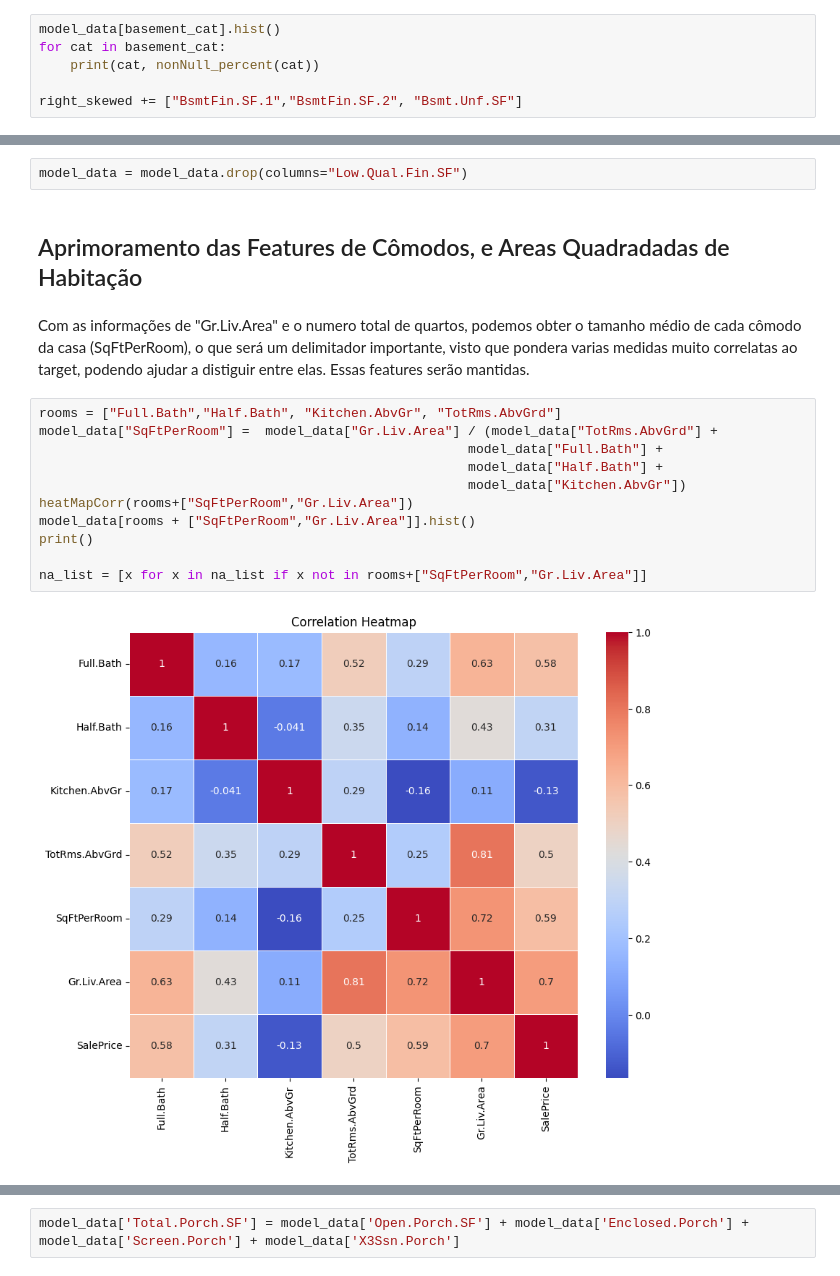
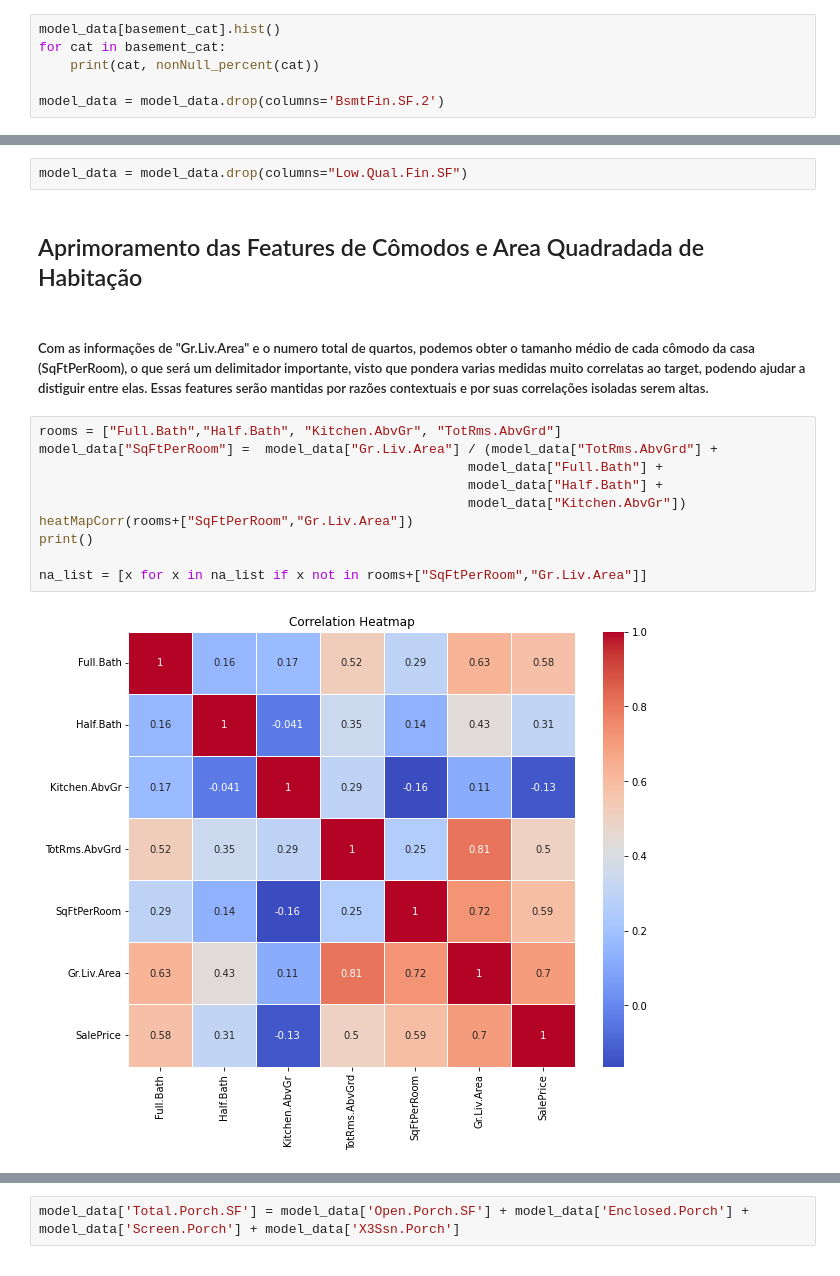
Before and after one commit to P-ASilva/ames, a Jupyter notebook: notebooks/08_final_model_analysis_and_feature_enginnering.ipynb, the cells around one changed output, grey strips where cells are left out. Cells and saved outputs as stored; diff of their text form.

```diff
--- a/notebooks/08_final_model_analysis_and_feature_enginnering.ipynb
+++ b/notebooks/08_final_model_analysis_and_feature_enginnering.ipynb
@@ -178,7 +190,7 @@ model_data[basement_cat].hist()
 for cat in basement_cat:
     print(cat, nonNull_percent(cat))
 
-right_skewed += ["BsmtFin.SF.1","BsmtFin.SF.2", "Bsmt.Unf.SF"]
+model_data = model_data.drop(columns='BsmtFin.SF.2')
 # %% [output]
 BsmtFin.SF.1 68.57838025721237
 BsmtFin.SF.2 12.02641640597845
@@ -254,19 +276,18 @@ Como ambos são baixos, removeremos a feature.
 # %%
 model_data = model_data.drop(columns="Low.Qual.Fin.SF")
 # %% [markdown]
-## Aprimoramento das Features de Cômodos, e Areas Quadradadas de Habitação
+## Aprimoramento das Features de Cômodos e Area Quadradada de Habitação
 # %% [markdown]
-Com as informações de "Gr.Liv.Area" e o numero total de quartos, podemos obter o tamanho médio de cada cômodo da casa (SqFtPerRoom), o que será um delimitador importante, visto que pondera varias medidas muito correlatas ao target, podendo ajudar a distiguir entre elas. Essas features serão mantidas.
+##### Com as informações de "Gr.Liv.Area" e o numero total de quartos, podemos obter o tamanho médio de cada cômodo da casa (SqFtPerRoom), o que será um delimitador importante, visto que pondera varias medidas muito correlatas ao target, podendo ajudar a distiguir entre elas. Essas features serão mantidas por razões contextuais e por suas correlações isoladas serem altas.
 # %%
 rooms = ["Full.Bath","Half.Bath", "Kitchen.AbvGr", "TotRms.AbvGrd"]
 model_data["SqFtPerRoom"] =  model_data["Gr.Liv.Area"] / (model_data["TotRms.AbvGrd"] +
                                                        model_data["Full.Bath"] +
                                                        model_data["Half.Bath"] +
                                                        model_data["Kitchen.AbvGr"])
 heatMapCorr(rooms+["SqFtPerRoom","Gr.Liv.Area"])
-model_data[rooms + ["SqFtPerRoom","Gr.Liv.Area"]].hist()
 print()
 
 na_list = [x for x in na_list if x not in rooms+["SqFtPerRoom","Gr.Liv.Area"]]
 # %% [output]
-[figure, old version]
+[figure, new version]
```
Also changed, not shown: parts of 85 cells of this notebook.
